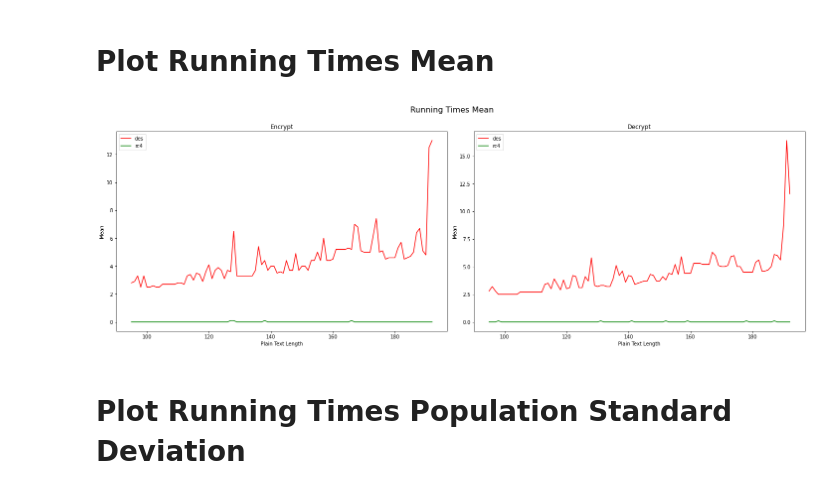
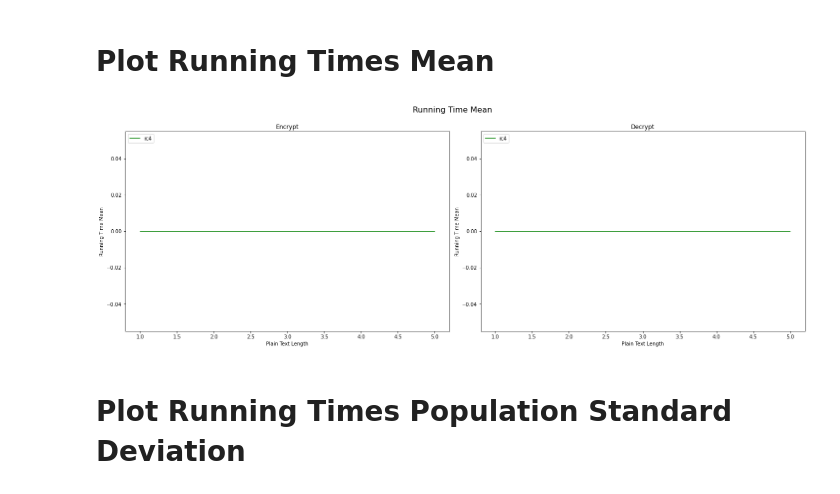
Before and after one commit to putukrisna6/kij-encrypt-decrypt-api, a Jupyter notebook: src/evaluate.ipynb, the cells around one changed output. Saved outputs shown, nothing was run; the diff lists cells and outputs as text; code cells hidden in the pictures.

```diff
--- a/src/evaluate.ipynb
+++ b/src/evaluate.ipynb
@@ -117,3 +64,20 @@ for i in range(0, len(lines), STEP_SIZE):
+# %%
+PT_DATA = [TextData(asciiCodes) for asciiCodes in data["plainTexts"]]
+# %%
+rc4Result = []
+for d in data["rc4"]:
+    rc4Result.append(Result(
+        plainTextId = d["plainTextId"],
+        cipherTextAsciiCodes = d["cipherText"],
+        encRtMean = d["encRtMean"],
+        encRtPopStdDev = d["encRtPopStdDev"],
+        decRtMean = d["decRtMean"],
+        decRtPopStdDev = d["decRtPopStdDev"]
+    ))
+# %%
+RES_DATA = {
+    "rc4": rc4Result
+}
 # %% [markdown]
 # Plot ASCII Character Frequency
 # %%
@@ -324,44 +220,42 @@ countZeroesAndOnesInPlainTextAndCipherText(data[CipherName.DES.value])
 # %% [markdown]
 # Plot Running Times Mean
 # %%
-def plotEncryptDecryptRunningTimesMean(data):
-    # TODO: fix this because it assumes that plain text lenghts of AES, RC4, and DES are the same
-    plainTextLengths = [i.plainTextLength for i in data[CipherName.RC4.value]]
+def plotEncryptDecryptRunningTimesMean():
+    plainTextLengths = [i.length for i in PT_DATA]
 
-    desEncrypt = [i.encryptMean for i in data[CipherName.DES.value]]
-    rc4Encrypt = [i.encryptMean for i in data[CipherName.RC4.value]]
+    rc4EncData = [i.encRtMean for i in RES_DATA["rc4"]]
 
-    desDecrypt = [i.decryptMean for i in data[CipherName.DES.value]]
-    rc4Decrypt = [i.decryptMean for i in data[CipherName.RC4.value]]
+    rc4DecData = [i.decRtMean for i in RES_DATA["rc4"]]
 
+    # left col: encrypt and right col: decrypt
     colCount = 2
     rowCount = 1
 
     fig, ax = plt.subplots(rowCount, colCount, figsize=(20, 7))
 
-    fig.suptitle(f"Running Times Mean", fontsize=16)
+    fig.suptitle(f"Running Time Mean", fontsize=16)
 
-    ax[0].plot(plainTextLengths, np.array(desEncrypt), color='r', label=CipherName.DES.value)
-    ax[0].plot(plainTextLengths, np.array(rc4Encrypt), color='g', label=CipherName.RC4.value)
+#     ax[0].plot(plainTextLengths, np.array(desEncData), color='r', label="des")
+    ax[0].plot(plainTextLengths, np.array(rc4EncData), color='g', label="rc4")
     ax[0].set_title(f"Encrypt")
     ax[0].set_xlabel('Plain Text Length')
-    ax[0].set_ylabel('Mean')
+    ax[0].set_ylabel('Running Time Mean')
     ax[0].legend(loc="upper left")
 
-    ax[1].plot(plainTextLengths, np.array(desDecrypt), color='r', label=CipherName.DES.value)
-    ax[1].plot(plainTextLengths, np.array(rc4Decrypt), color='g', label=CipherName.RC4.value)
+#     ax[1].plot(plainTextLengths, np.array(desDecData), color='r', label="des")
+    ax[1].plot(plainTextLengths, np.array(rc4DecData), color='g', label="rc4")
     ax[1].set_title(f"Decrypt")
     ax[1].set_xlabel('Plain Text Length')
-    ax[1].set_ylabel('Mean')
+    ax[1].set_ylabel('Running Time Mean')
     ax[1].legend(loc="upper left")
 
     fig.tight_layout()
     fig.subplots_adjust(top=0.88)
     plt.show()
 # %%
-plotEncryptDecryptRunningTimesMean(data)
+plotEncryptDecryptRunningTimesMean()
 # %% [output]
-[figure, old version]
+[figure, new version]
 # %% [markdown]
 # Plot Running Times Population Standard Deviation
 # %%
```
Also changed, not shown: parts of 19 cells of this notebook.
